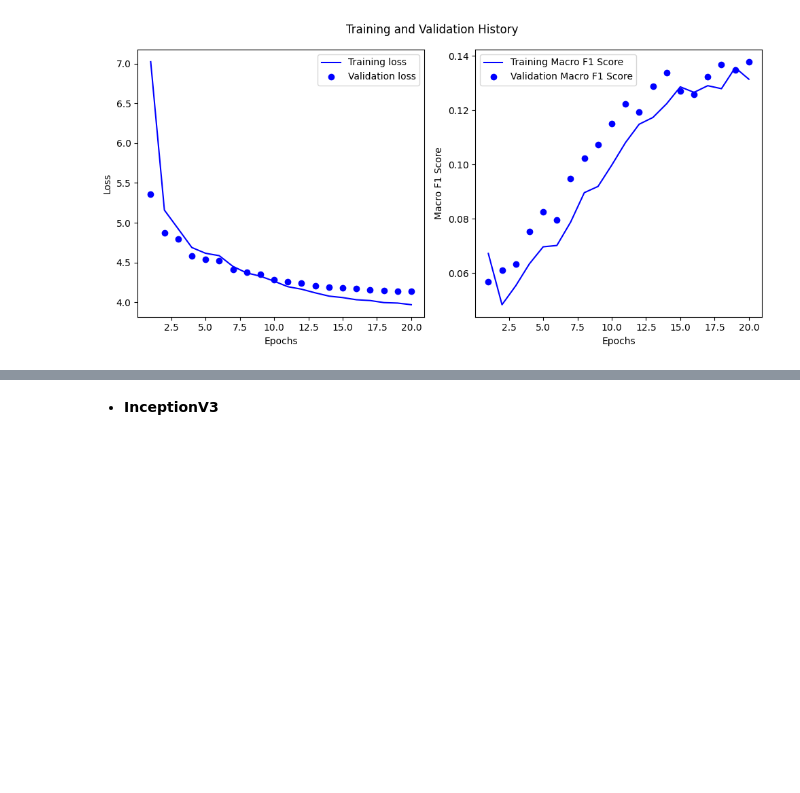
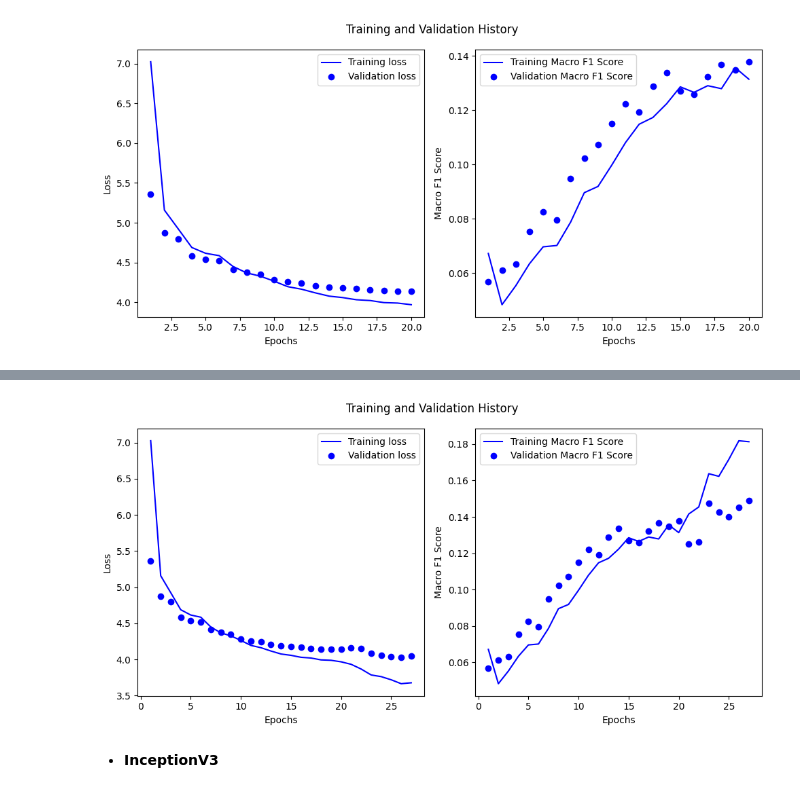
Before and after one commit to fmportela/deep-learning-23-24-nova-ims-group-project, a Jupyter notebook: 4-model-train.ipynb, the cells around one changed output, grey strips where cells are left out. Cells and saved outputs as stored; diff of their text form; code cells hidden in the pictures; blank space fills up the shorter version.

Commit message:
fine tuned mobilnet v2

```diff
--- a/4-model-train.ipynb
+++ b/4-model-train.ipynb
@@ -1860,0 +1238,81 @@ KeyboardInterrupt:
+# %%
+# *********************************
+#  MobileNet
+# *********************************
+
+def mobilenetv2_v3(model_name: str):
+
+    # NOTES
+    # fine tuning...
+    # ... v2 seems to be converge nicely until epoch 20
+    # ... now we want to fine tune it using a very low learning rate
+    # ... unfreezing the whole model
+
+    batch_size = 16
+    image_size = (256, 256)
+    input_shape = image_size + (3,)
+
+    train_data, val_data = import_data(batch_size=batch_size, image_size=image_size, import_mask=(True, True, False))  # data already comes rescaled
+
+    # loading v2 model
+    model = load_model(os.path.join(MODELS_PATH, 'mobilenetv2_v2.keras'))
+    history = load_model_history(os.path.join(HISTORIES_PATH, 'mobilenetv2_v2.pkl'))
+
+    # unfreezing entirety of base model
+    for i, main_layer in enumerate(model.layers):
+        if i == 2:
+            main_layer.trainable = True
+
+    # augmenting train data
+    augmentation_pipeline = tf.keras.models.Sequential([
+        tf.keras.layers.RandomFlip(mode='horizontal_and_vertical', seed=SEED),
+        tf.keras.layers.RandomRotation(factor=0.15, seed=SEED),
+        tf.keras.layers.RandomTranslation(height_factor=0.15, width_factor=0.15, seed=SEED)
+    ], name='augmentation_pipeline')
+
+    augmented_train = train_data.map(lambda x, y: (augmentation_pipeline(x, training=True), y))
+
+    # compiling model
+    compile_kwargs = {
+        'optimizer': tf.keras.optimizers.Adam(learning_rate=0.00001),  # much lower learnign rate
+        'loss': tf.keras.losses.CategoricalCrossentropy(from_logits=False),
+        'metrics': METRICS
+    }
+
+    model.compile(**compile_kwargs)
+
+    # callbacks
+    monitor='val_loss'
+    callbacks_list = [
+
+        EarlyStopping(monitor="val_loss",
+                      patience=1,  # since fine tuning is too prone to overfitting we want to stop training as soon as possible
+                      verbose=1),
+
+        ModelCheckpoint(filepath=os.path.join(MODELS_PATH, f'{model_name}.keras'),
+                        monitor=monitor,
+                        save_best_only=True,
+                        verbose=1)
+    ]
+
+    # fitting
+    history2 = model.fit(augmented_train,
+                         epochs=10,
+                         validation_data=val_data,
+                         class_weight=CLASS_WEIGHTS,
+                         callbacks=callbacks_list,
+                         verbose=1)
+
+    # merge histories
+    for key, value in history2.history.items():
+        history[key].extend(value)
+
+    return model, history
+
+
+model_name = mobilenetv2_v3.__name__
+model, history = mobilenetv2_v3(model_name)
+save_model_history(history, os.path.join(HISTORIES_PATH, f'{model_name}.pkl'))
+print()
+plot_loss_and_f1_history(history)
+# %% [output]
@@ -1861,3 +1336,4 @@ KeyboardInterrupt:
+[figure, added]
 # %% [markdown]
 - **InceptionV3**
 # %% [markdown]
```
Also changed, not shown: parts of 9 cells of this notebook.
